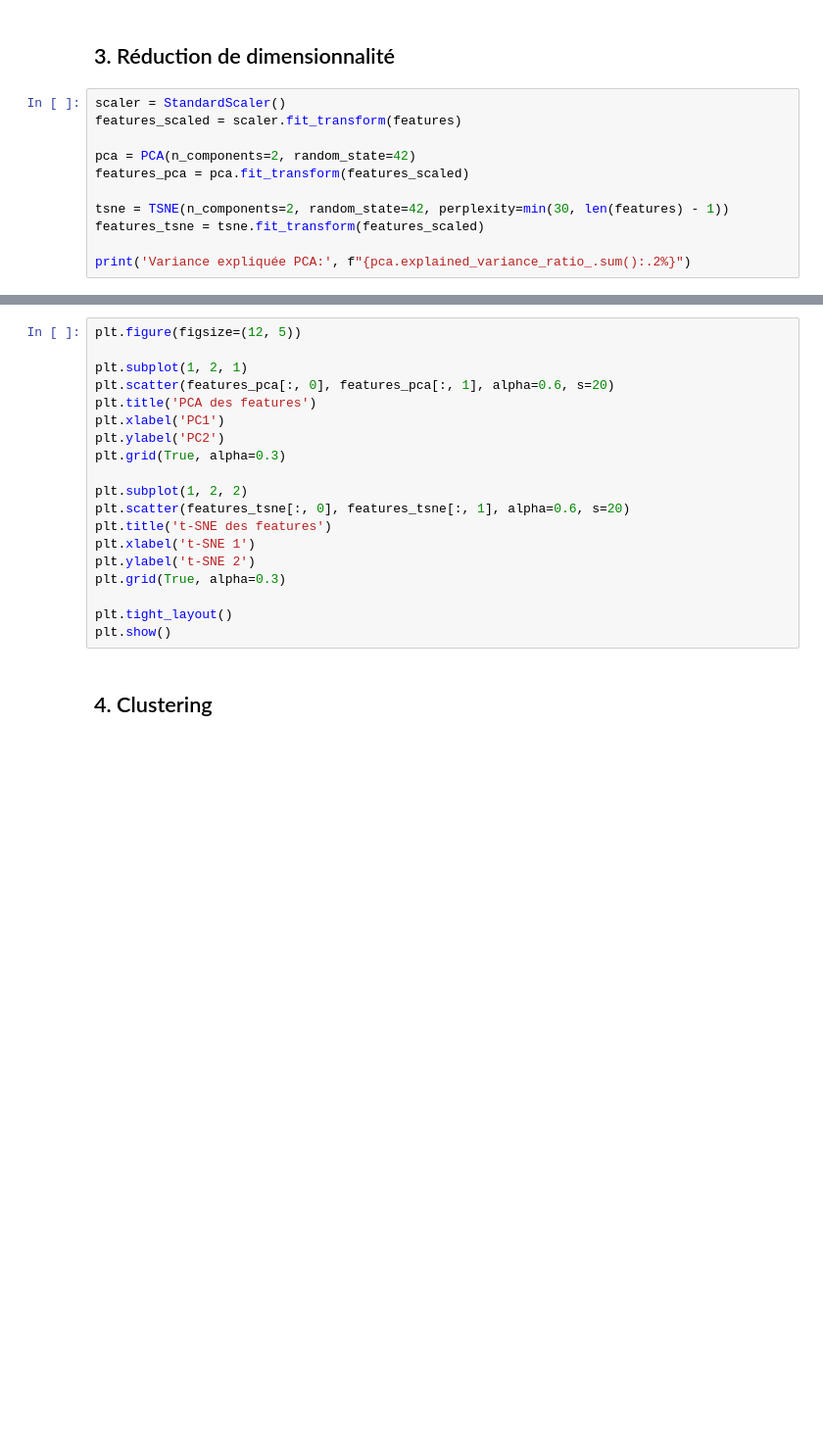
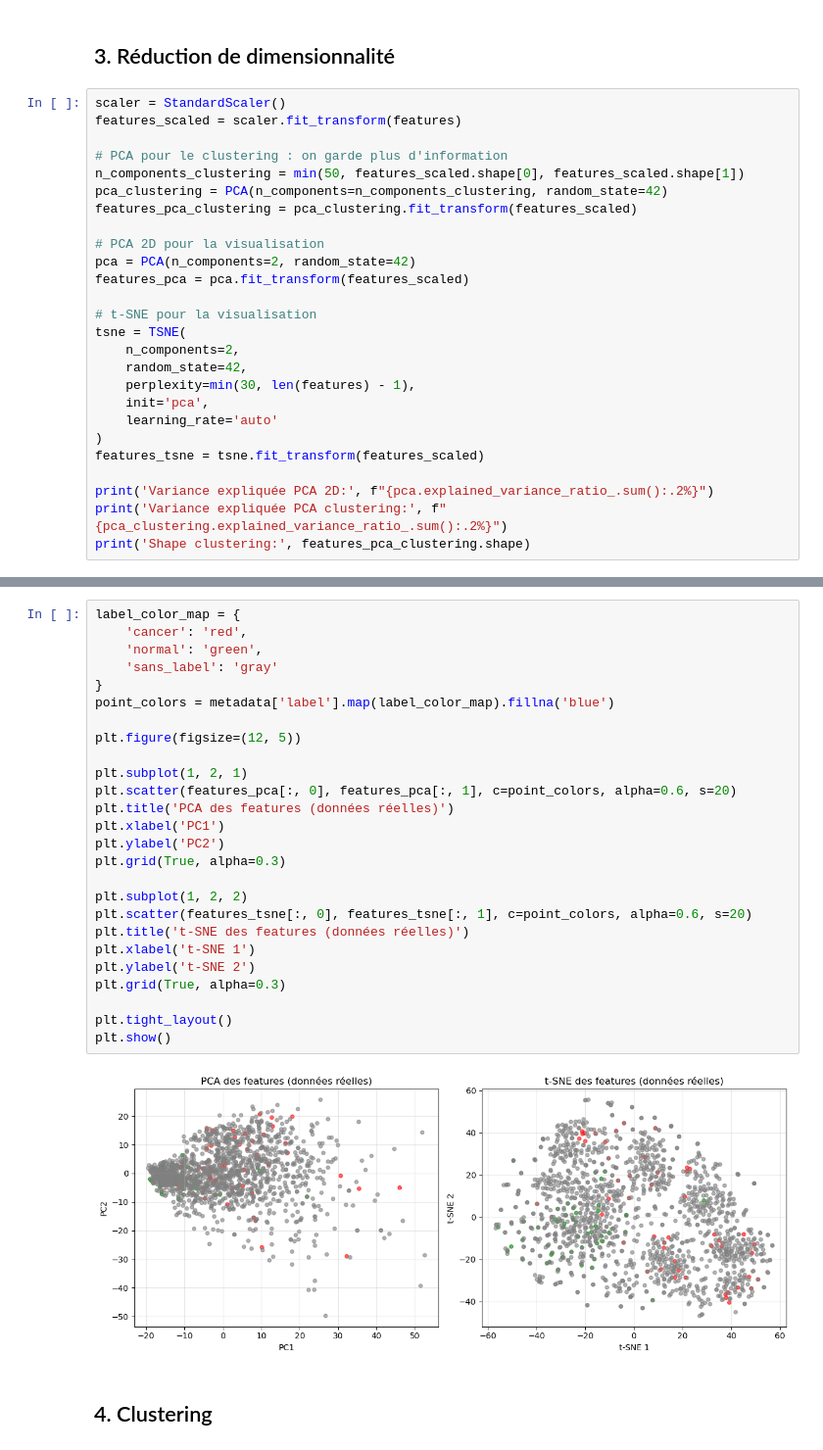
Before and after one commit to Kisai-DG-SLU/label_image, a Jupyter notebook: notebooks/01_exploratory_analysis.ipynb, the cells around one changed output, grey strips where cells are left out. Shown at 98% size. Cells and saved outputs as stored; diff of their text form; blank space fills up the shorter version.

```diff
--- a/notebooks/01_exploratory_analysis.ipynb
+++ b/notebooks/01_exploratory_analysis.ipynb
@@ -69,10 +190,25 @@ print('Features sauvegardés dans:', features_path)
 scaler = StandardScaler()
 features_scaled = scaler.fit_transform(features)
 
+# PCA pour le clustering : on garde plus d'information
+n_components_clustering = min(50, features_scaled.shape[0], features_scaled.shape[1])
+pca_clustering = PCA(n_components=n_components_clustering, random_state=42)
+features_pca_clustering = pca_clustering.fit_transform(features_scaled)
+
+# PCA 2D pour la visualisation
 pca = PCA(n_components=2, random_state=42)
 features_pca = pca.fit_transform(features_scaled)
 
-tsne = TSNE(n_components=2, random_state=42, perplexity=min(30, len(features) - 1))
+# t-SNE pour la visualisation
+tsne = TSNE(
+    n_components=2,
+    random_state=42,
+    perplexity=min(30, len(features) - 1),
+    init='pca',
+    learning_rate='auto'
+)
 features_tsne = tsne.fit_transform(features_scaled)
 
-print('Variance expliquée PCA:', f"{pca.explained_variance_ratio_.sum():.2%}")
+print('Variance expliquée PCA 2D:', f"{pca.explained_variance_ratio_.sum():.2%}")
+print('Variance expliquée PCA clustering:', f"{pca_clustering.explained_variance_ratio_.sum():.2%}")
+print('Shape clustering:', features_pca_clustering.shape)
@@ -79,21 +219,30 @@ print('Variance expliquée PCA:', f"{pca.explained_variance_ratio_.sum():.2%}")
 # %%
+label_color_map = {
+    'cancer': 'red',
+    'normal': 'green',
+    'sans_label': 'gray'
+}
+point_colors = metadata['label'].map(label_color_map).fillna('blue')
+
 plt.figure(figsize=(12, 5))
 
 plt.subplot(1, 2, 1)
-plt.scatter(features_pca[:, 0], features_pca[:, 1], alpha=0.6, s=20)
-plt.title('PCA des features')
+plt.scatter(features_pca[:, 0], features_pca[:, 1], c=point_colors, alpha=0.6, s=20)
+plt.title('PCA des features (données réelles)')
 plt.xlabel('PC1')
 plt.ylabel('PC2')
 plt.grid(True, alpha=0.3)
 
 plt.subplot(1, 2, 2)
-plt.scatter(features_tsne[:, 0], features_tsne[:, 1], alpha=0.6, s=20)
-plt.title('t-SNE des features')
+plt.scatter(features_tsne[:, 0], features_tsne[:, 1], c=point_colors, alpha=0.6, s=20)
+plt.title('t-SNE des features (données réelles)')
 plt.xlabel('t-SNE 1')
 plt.ylabel('t-SNE 2')
 plt.grid(True, alpha=0.3)
 
 plt.tight_layout()
 plt.show()
+# %% [output]
+[figure, added]
 # %% [markdown]
 ## 4. Clustering
```
Also changed, not shown: parts of 17 cells of this notebook, 10 other files.
